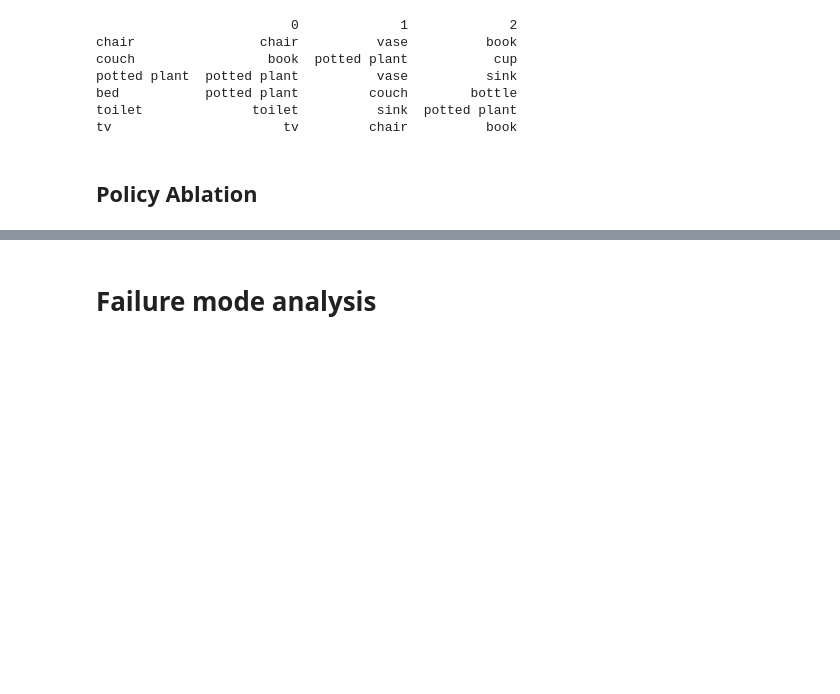
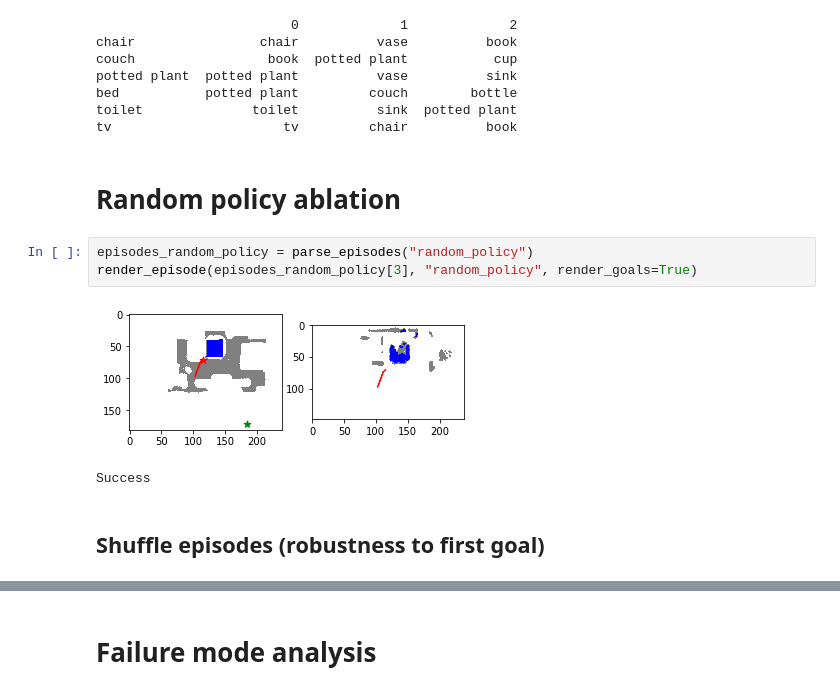
Before and after one commit to rish-raghu/Object-Goal-Navigation, a Jupyter notebook: Analysis.ipynb, the cells around one changed output, grey strips where cells are left out. Drawn from its saved outputs; the diff is of its cells as text; blank space fills up the shorter version.

```diff
--- a/Analysis.ipynb
+++ b/Analysis.ipynb
@@ -561,5 +550,13 @@ potted plant  potted plant          vase          sink
 bed           potted plant         couch        bottle
 toilet              toilet          sink  potted plant
 tv                      tv         chair          book
-# %% [markdown]
-## Policy Ablation
+# %% [markdown]
+# Random policy ablation
+# %%
+episodes_random_policy = parse_episodes("random_policy")
+render_episode(episodes_random_policy[3], "random_policy", render_goals=True)
+# %% [output]
+[figure, added]
+Success
+# %% [markdown]
+## Shuffle episodes (robustness to first goal)
```
Also changed, not shown: parts of 29 cells of this notebook.
